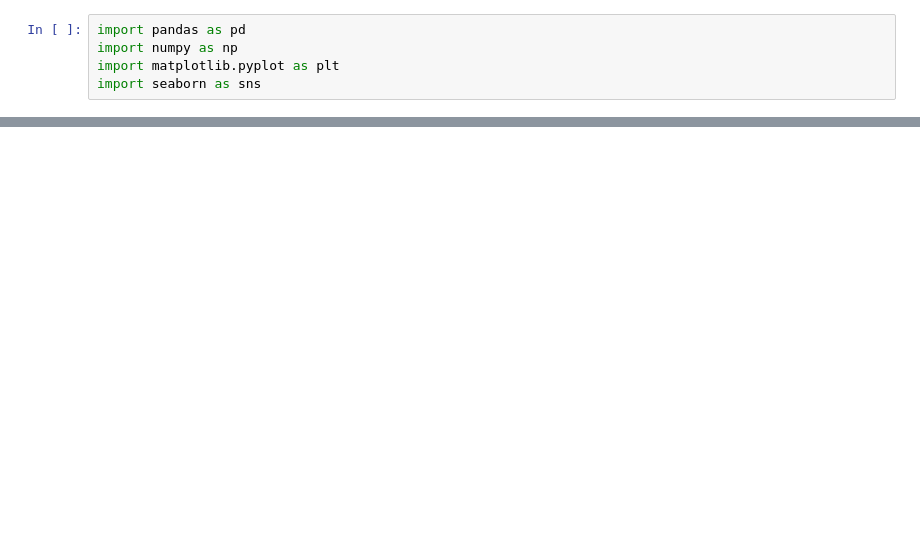
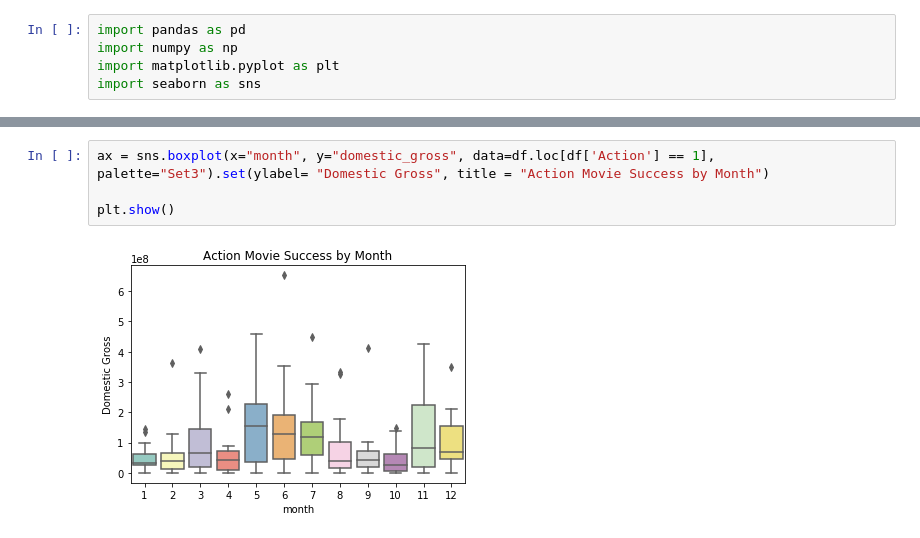
Before and after one commit to k-christensen/K_and_A_movie_project, a Jupyter notebook: K_visualizations.ipynb, the cells around one changed output, grey strips where cells are left out. Saved outputs shown, nothing was run; the diff lists cells and outputs as text; blank space fills up the shorter version.

```diff
--- a/K_visualizations.ipynb
+++ b/K_visualizations.ipynb
@@ -24,0 +36,6 @@ import seaborn as sns
+# %%
+ax = sns.boxplot(x="month", y="domestic_gross", data=df.loc[df['Action'] == 1], palette="Set3").set(ylabel= "Domestic Gross", title = "Action Movie Success by Month")
+
+plt.show()
+# %% [output]
+[figure, added]
```
Also changed, not shown: parts of 10 cells of this notebook, 2 other files.
